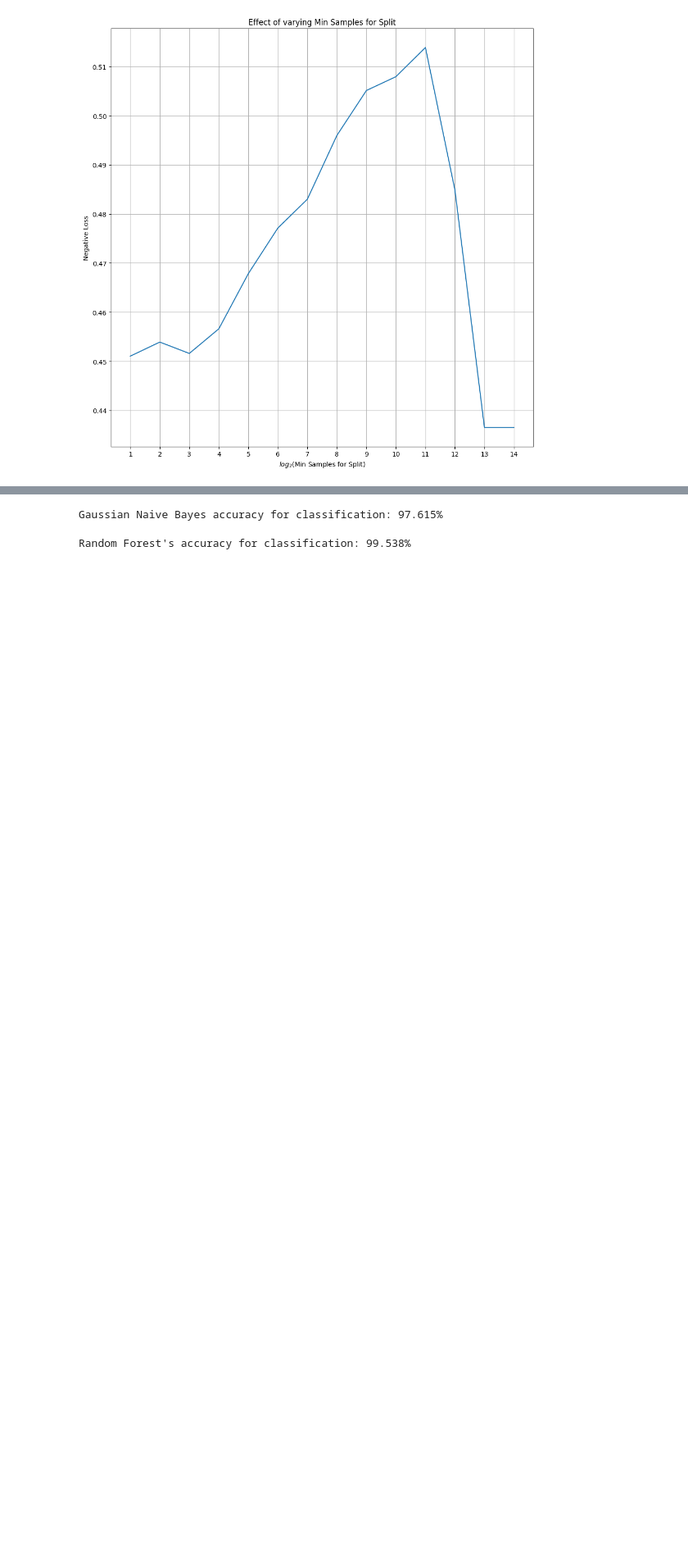
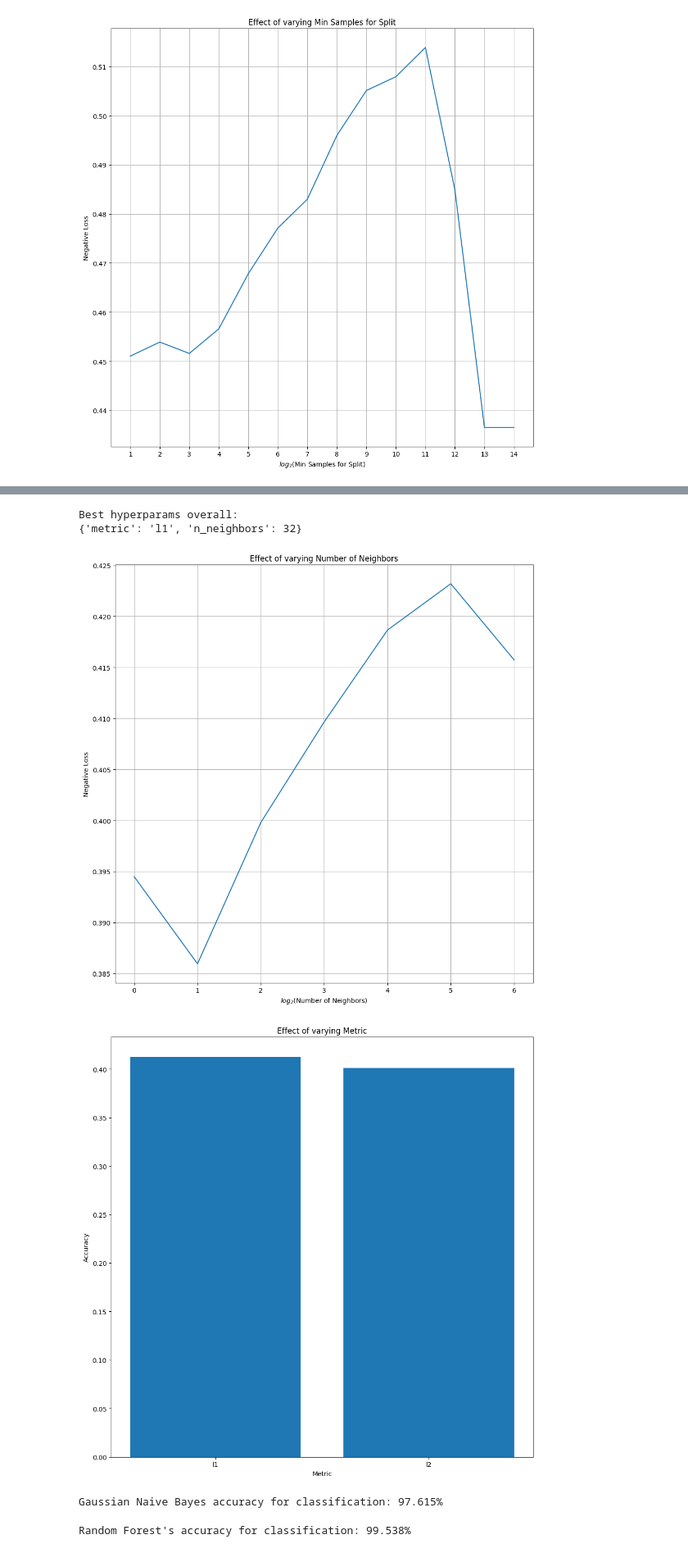
Before and after one commit to COSC5557/hyperparameter-optimization-Mikey-E, a Jupyter notebook: HPO.ipynb, the cells around one changed output, grey strips where cells are left out. Shown: that part at 82% size. Saved outputs shown, nothing was run; the diff lists cells and outputs as text; code cells hidden in the pictures; blank space fills up the shorter version.

```diff
--- a/HPO.ipynb
+++ b/HPO.ipynb
@@ -391,0 +378,19 @@ KNN accuracy for classification: 94.923%
+# %%
+#Model 4 - K-nearest neighbor
+from sklearn.neighbors import KNeighborsClassifier
+
+#Hyperparams - exponential grid-search
+hp_list_n_neighbors_exponents = [i for i in range(0,7)]
+hp_list_n_neighbors = [2**i for i in hp_list_n_neighbors_exponents]
+
+hp_list_metric = ['l1', 'l2']
+
+parameters = {
+    'n_neighbors' : hp_list_n_neighbors,
+    'metric' : hp_list_metric,
+}
+# %%
+#Training (takes about 2 seconds)
+KNN = KNeighborsClassifier()
+GS = GridSearchCV(KNN, parameters, scoring='accuracy')
+GS.fit(features_all.to_numpy(), target_all.to_numpy())
@@ -392,3 +402,50 @@ KNN accuracy for classification: 94.923%
+# %%
+#Now to plot how the hyperparams change the model performance (on average)
+
+#First to get lists of what params were used at each run
+cv_n_neighbors = GS.cv_results_['param_n_neighbors']
+cv_metric = GS.cv_results_['param_metric']
+
+#And the score obtained at that run
+performances = GS.cv_results_['mean_test_score']
+
+file_path = "graphs/KNN/"
+
+#Now to loop thru, for every candidate find which runs it was a part of, and take the average of those performances
+for hyperparam_list, exponents, cv_results, name in [(hp_list_n_neighbors, hp_list_n_neighbors_exponents, cv_n_neighbors, "Number of Neighbors"),
+                                                    (hp_list_metric, None, cv_metric, "Metric"),]:
+    avgs = []
+    for candidate in hyperparam_list:
+        indexes = np.where(cv_results == candidate)[0]
+        hyperparam_performances = [performances[index] for index in indexes]
+        avg = sum(hyperparam_performances)/len(hyperparam_performances)
+        avgs.append(avg)
+
+    if exponents != None:
+        plt.figure(figsize=(10,10))
+        plt.plot(exponents, avgs)
+        plt.title("Effect of varying " + name)
+        plt.xlabel("$log_2$(" + name + ")")
+        plt.ylabel("Negative Loss")
+        plt.xticks(exponents)
+        plt.grid(True)
+        plt.tight_layout()
+    else: #categorical hyperparam
+        plt.figure(figsize=(10,10))
+        plt.bar(hyperparam_list, avgs)
+        plt.title("Effect of varying " + name)
+        plt.xlabel(name)
+        plt.ylabel("Accuracy")
+        plt.tight_layout()
+    plt.savefig(file_path + name)
+
+print("Best hyperparams overall:")
+print(GS.best_params_)
+# %% [output]
+Best hyperparams overall:
+{'metric': 'l1', 'n_neighbors': 32}
+[figure, added]
+[figure, added]
 # %%
 #Model 5 - Naive Bayes
 from sklearn.naive_bayes import GaussianNB
```
Also changed, not shown: parts of 2 cells of this notebook, 2 other files.
